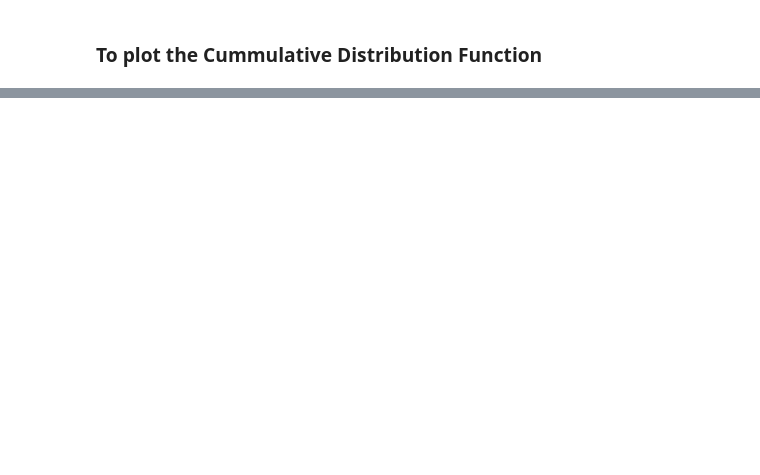
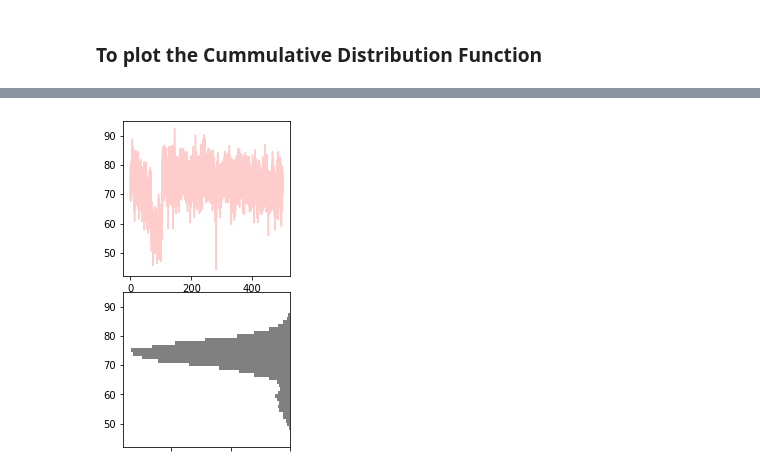
Before and after one commit to shub-bioinfo/Python, a Jupyter notebook: lineplots.ipynb, the cells around one changed output, grey strips where cells are left out. Saved outputs shown, nothing was run; the diff lists cells and outputs as text; code cells hidden in the pictures; blank space fills up the shorter version.

```diff
--- a/lineplots.ipynb
+++ b/lineplots.ipynb
@@ -104,0 +99,20 @@ AttributeError: 'list' object has no attribute 'set_xlim'
+# %%
+fig = plt.figure(figsize=(6, 6))
+grid = plt.GridSpec(2, 2, hspace=0.1, wspace=0.)
+main_ax = fig.add_subplot(grid[:-1, 1:])
+y_hist = fig.add_subplot(grid[ -1, -1:], xticklabels=[], sharey=main_ax)
+#x_hist = fig.add_subplot(grid[-1, 1:], yticklabels=[], sharex=main_ax)
+
+# scatter points on the main axes
+main_ax.plot(a/1000, b, 'r-', markersize=3, alpha=0.2)
+
+main_ax
+
+        # histogram on the attached axes
+#x_hist.hist(a, 40, histtype='stepfilled',orientation='vertical', color='gray')
+#x_hist.invert_yaxis()
+
+y_hist.hist(b, 40, histtype='stepfilled',orientation='horizontal', color='gray')
+y_hist.invert_xaxis()
+# %% [output]
+[figure, added]
```
Also changed, not shown: parts of 6 cells of this notebook.
